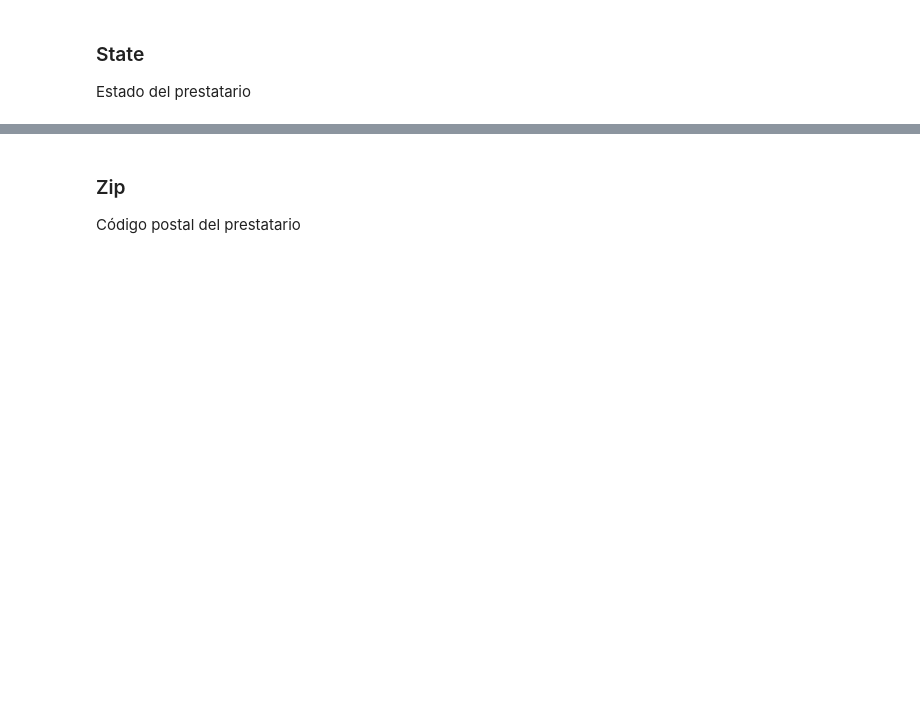
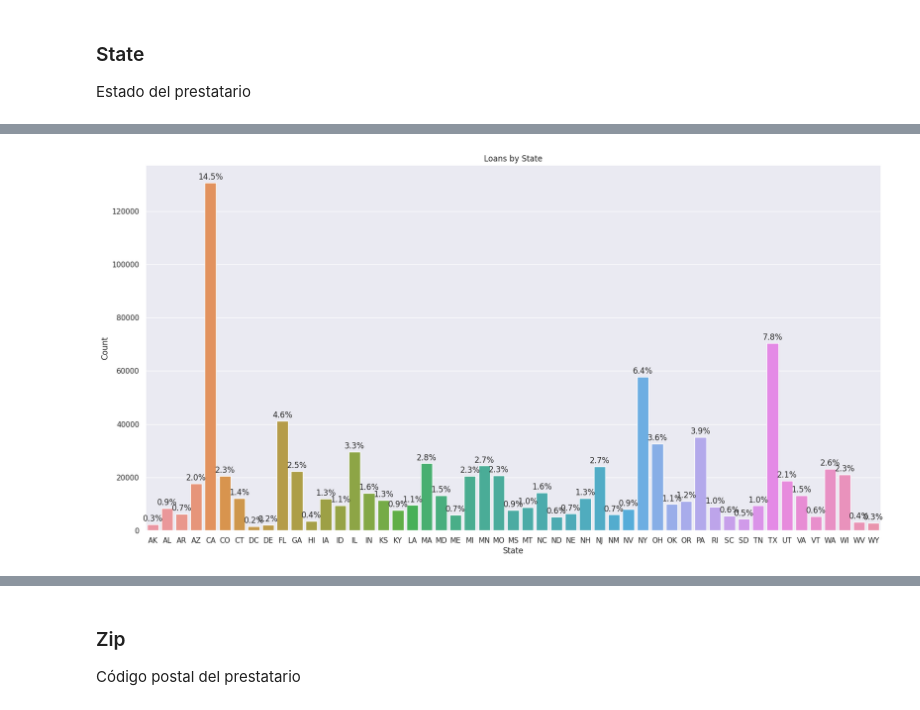
Before and after one commit to Ly-Ax/TFMasterIA, a Jupyter notebook: notebooks/data_exploration.ipynb, the cells around one changed output, grey strips where cells are left out. Cells and saved outputs as stored; diff of their text form; code cells hidden in the pictures; blank space fills up the shorter version.

```diff
--- a/notebooks/data_exploration.ipynb
+++ b/notebooks/data_exploration.ipynb
@@ -31,3 +123,9 @@ Ciudad del prestatario
 # %% [markdown]
 ### State
 Estado del prestatario
+# %%
+df_st1 = df.groupby("State")["LoanNr_ChkDgt"].count()
+df_st1 = pd.DataFrame(df_st1).reset_index()
+df_st1.rename(columns={"LoanNr_ChkDgt":"Count"}, inplace=True)
+df_st1["Frequency"] = round((df_st1["Count"] / df.shape[0]) * 100, 1)
+df_st1.sort_values("Count", ascending=False).head(5)
@@ -33,0 +139,18 @@ Estado del prestatario
+# %%
+plt.figure(figsize=(20, 10))
+sns.set_theme(style="darkgrid")
+sns.barplot(data=df_st1, x="State", y="Count")
+
+for num in range(len(df_st1)):
+    plt.annotate(str(df_st1["Frequency"][num])+"%",
+                 xy=(num, df_st1["Count"][num]),
+                 xytext=(0, 5),
+                 textcoords="offset points",
+                 ha="center")
+
+plt.title("Loans by State")
+plt.xlabel("State")
+plt.ylabel("Count")
+plt.show()
+# %% [output]
+[figure, added]
```
Also changed, not shown: parts of 21 cells of this notebook, 1 other file.
